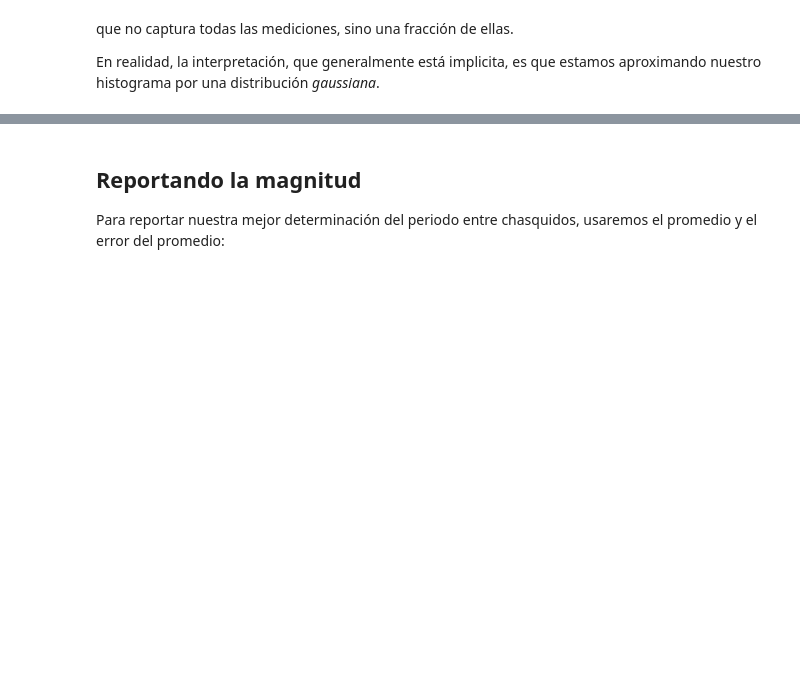
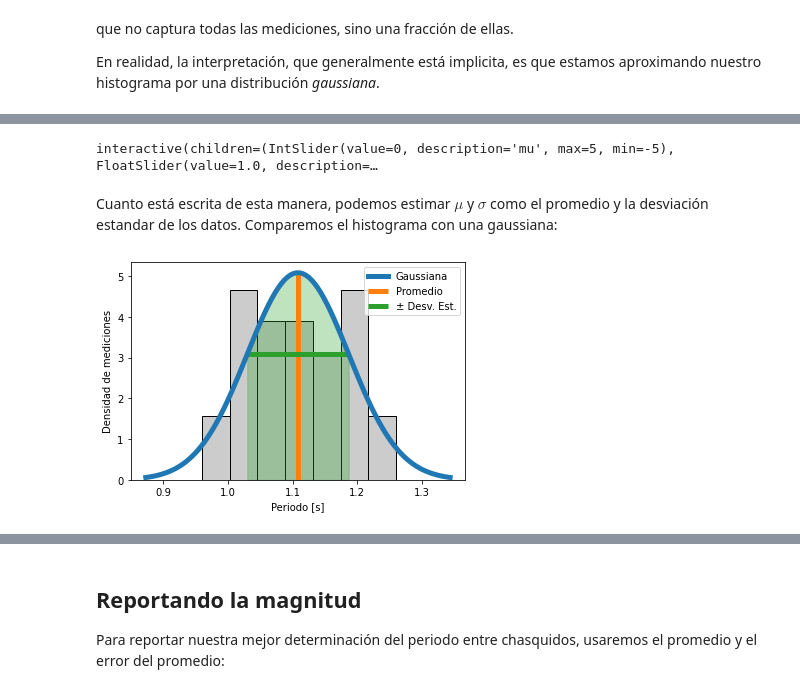
Before and after one commit to federicooo1/labo1, a Jupyter notebook: _sources/clase_1/02_estocastico.ipynb, the cells around one changed output, grey strips where cells are left out. Drawn from its saved outputs; the diff is of its cells as text; code cells hidden in the pictures; blank space fills up the shorter version.

```diff
--- a/_sources/clase_1/02_estocastico.ipynb
+++ b/_sources/clase_1/02_estocastico.ipynb
@@ -540,0 +351,52 @@ Comparemos los valores "experimentales" para el error del promedio $|\bar{x} - \
+# %%
+@ipywidgets.interact(mu=(-5, 5), sigma=(0.4, 3, 0.3))
+def _(mu=0, sigma=1):
+    x = np.linspace(-10, 10, 100)
+    plt.plot(x, scipy.stats.norm.pdf(x, loc=0, scale=1), label="N(0, 1)")
+    plt.plot(
+        x,
+        scipy.stats.norm.pdf(x, loc=mu, scale=sigma),
+        label=f"N({mu:.1f}, {sigma:.1f})",
+        zorder=0,
+    )
+    plt.ylim(-0.1, 1.1)
+    plt.legend(title="$N(\mu, \sigma)$")
+# %% [output]
+interactive(children=(IntSlider(value=0, description='mu', max=5, min=-5), FloatSlider(value=1.0, description=…
+# %% [markdown]
+Cuanto está escrita de esta manera, podemos estimar $\mu$ y $\sigma$ como el promedio y la desviación estandar de los datos. Comparemos el histograma con una gaussiana:
+# %%
+# Histograma normalizado
+plt.hist(
+    periodos, bins=7, density=True, color=(0.8, 0.8, 0.8), edgecolor="black", zorder=0
+)
+
+# Gaussiana
+gaussiana = scipy.stats.norm(loc=promedio, scale=desv_est)
+
+x = promedio + 3 * desv_est * np.linspace(-1, 1, 100)
+plt.plot(x, gaussiana.pdf(x), linewidth=5, label="Gaussiana")
+
+# Centro
+plt.vlines(
+    promedio, 0, gaussiana.pdf(promedio), label="Promedio", linewidth=5, color="C1"
+)
+
+# Ancho
+plt.hlines(
+    gaussiana.pdf(promedio + desv_est),
+    promedio - desv_est,
+    promedio + desv_est,
+    label="± Desv. Est.",
+    linewidth=5,
+    color="C2",
+)
+
+x = promedio + desv_est * np.linspace(-1, 1, 100)
+plt.fill_between(x, gaussiana.pdf(x), color="C2", alpha=0.3)
+
+plt.xlabel("Periodo [s]")
+plt.ylabel("Densidad de mediciones")
+plt.legend();
+# %% [output]
+[figure, added]
```
Also changed, not shown: parts of 26 cells of this notebook, 14 other files.
